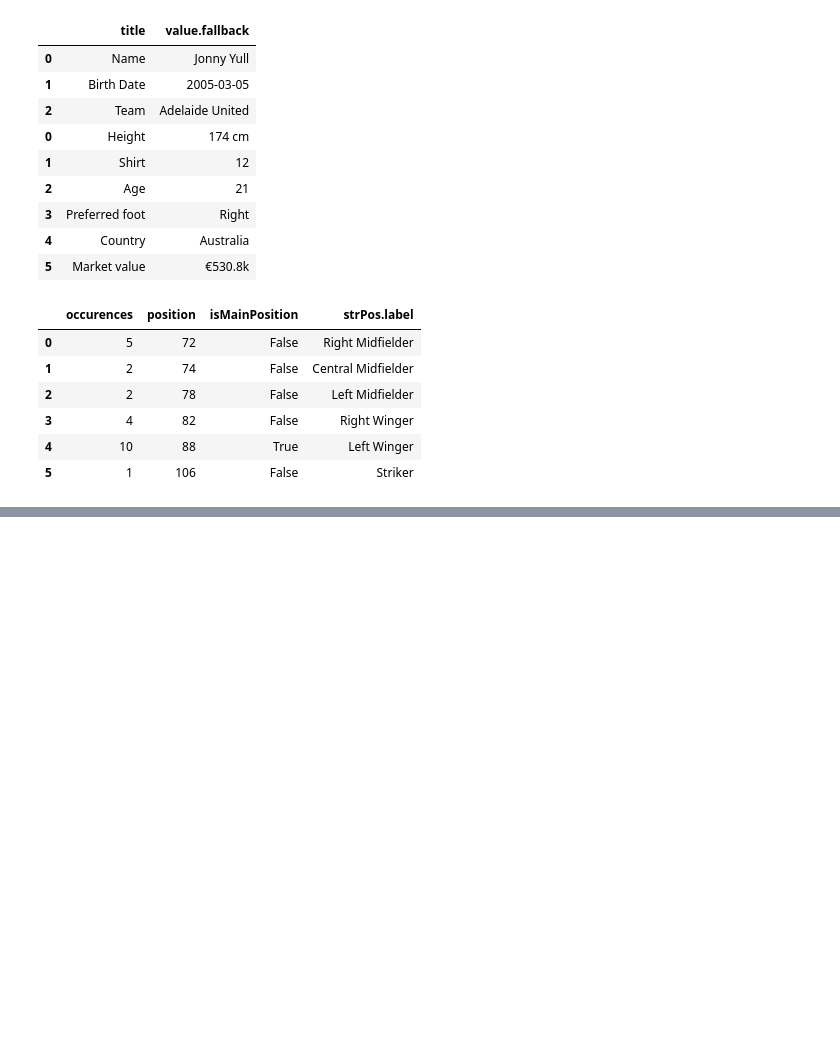
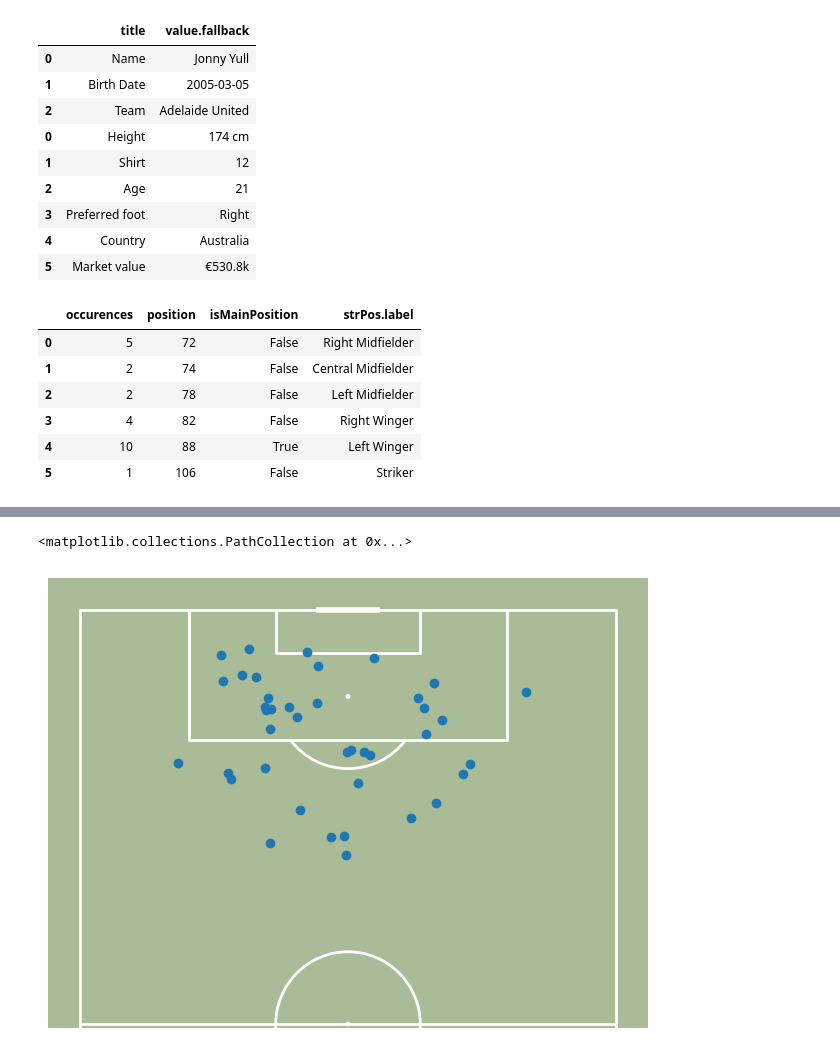
Before and after one commit to bgreen-05/Football-Data-Portfolio, a Jupyter notebook: Jonny Yull/FotMob Dataframes.ipynb, the cells around one changed output, grey strips where cells are left out. Cells and saved outputs as stored; diff of their text form; code cells hidden in the pictures; blank space fills up the shorter version.

```diff
--- a/Jonny Yull/FotMob Dataframes.ipynb
+++ b/Jonny Yull/FotMob Dataframes.ipynb
@@ -96,0 +151,21 @@ heatmap_df
+# %%
+# SHOTMAP COMPARISON
+from mplsoccer import VerticalPitch
+
+pitch = VerticalPitch(
+    pitch_type='custom',
+    pitch_length=105,
+    pitch_width=68,
+    half=True,
+    pitch_color='#aabb97',
+    line_color='white',
+    pad_bottom=0.5
+)
+# %%
+pitch_df = pd.read_excel('jy_shotmap.xlsx')
+# %%
+fig, ax = pitch.draw()
+pitch.scatter(pitch_df['x'], pitch_df['y'], ax=ax)
+# %% [output]
+<matplotlib.collections.PathCollection at 0x...>
+[figure, added]
```
Also changed, not shown: parts of 16 cells of this notebook, 21 other files.
